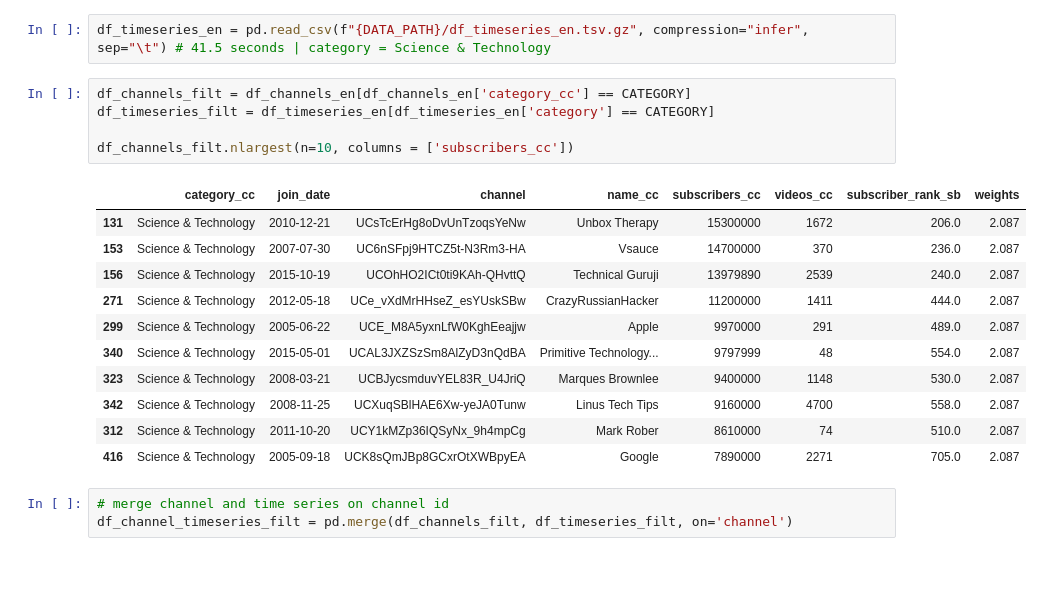
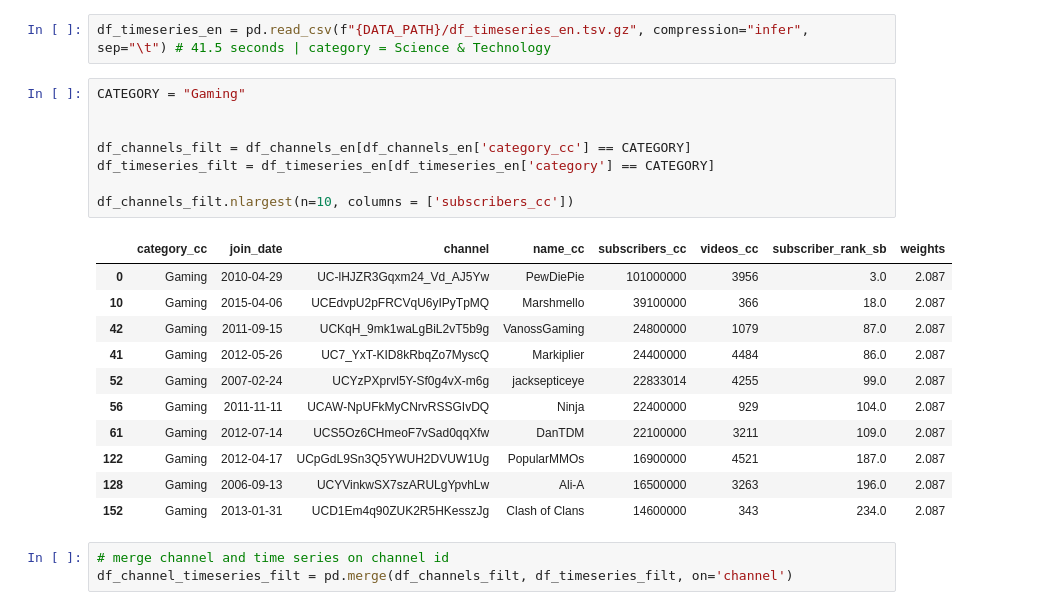
Before and after one commit to kamilmellouk/kadabros, a Jupyter notebook: notebooks/Martin_ada.ipynb, the cells around one changed output. Cells and saved outputs as stored; diff of their text form; blank space fills up the shorter version.

```diff
--- a/notebooks/Martin_ada.ipynb
+++ b/notebooks/Martin_ada.ipynb
@@ -138,22 +153,25 @@ array(['Gaming', 'Education', 'Entertainment', 'Howto & Style', 'Sports',
 # %%
 df_timeseries_en = pd.read_csv(f"{DATA_PATH}/df_timeseries_en.tsv.gz", compression="infer", sep="\t") # 41.5 seconds | category = Science & Technology
 # %%
+CATEGORY = "Gaming"
+
+
 df_channels_filt = df_channels_en[df_channels_en['category_cc'] == CATEGORY]
 df_timeseries_filt = df_timeseries_en[df_timeseries_en['category'] == CATEGORY]
 
 df_channels_filt.nlargest(n=10, columns = ['subscribers_cc'])
 # %% [output]
 |  | category_cc | join_date | channel | name_cc | subscribers_cc | videos_cc | subscriber_rank_sb | weights |
-| 131 | Science & Technology | 2010-12-21 | UCsTcErHg8oDvUnTzoqsYeNw | Unbox Therapy | 15300000 | 1672 | 206.0 | 2.087 |
-| 153 | Science & Technology | 2007-07-30 | UC6nSFpj9HTCZ5t-N3Rm3-HA | Vsauce | 14700000 | 370 | 236.0 | 2.087 |
-| 156 | Science & Technology | 2015-10-19 | UCOhHO2ICt0ti9KAh-QHvttQ | Technical Guruji | 13979890 | 2539 | 240.0 | 2.087 |
-| 271 | Science & Technology | 2012-05-18 | UCe_vXdMrHHseZ_esYUskSBw | CrazyRussianHacker | 11200000 | 1411 | 444.0 | 2.087 |
-| 299 | Science & Technology | 2005-06-22 | UCE_M8A5yxnLfW0KghEeajjw | Apple | 9970000 | 291 | 489.0 | 2.087 |
-| 340 | Science & Technology | 2015-05-01 | UCAL3JXZSzSm8AlZyD3nQdBA | Primitive Technology... | 9797999 | 48 | 554.0 | 2.087 |
-| 323 | Science & Technology | 2008-03-21 | UCBJycsmduvYEL83R_U4JriQ | Marques Brownlee | 9400000 | 1148 | 530.0 | 2.087 |
-| 342 | Science & Technology | 2008-11-25 | UCXuqSBlHAE6Xw-yeJA0Tunw | Linus Tech Tips | 9160000 | 4700 | 558.0 | 2.087 |
-| 312 | Science & Technology | 2011-10-20 | UCY1kMZp36IQSyNx_9h4mpCg | Mark Rober | 8610000 | 74 | 510.0 | 2.087 |
-| 416 | Science & Technology | 2005-09-18 | UCK8sQmJBp8GCxrOtXWBpyEA | Google | 7890000 | 2271 | 705.0 | 2.087 |
+| 0 | Gaming | 2010-04-29 | UC-lHJZR3Gqxm24_Vd_AJ5Yw | PewDiePie | 101000000 | 3956 | 3.0 | 2.087 |
+| 10 | Gaming | 2015-04-06 | UCEdvpU2pFRCVqU6yIPyTpMQ | Marshmello | 39100000 | 366 | 18.0 | 2.087 |
+| 42 | Gaming | 2011-09-15 | UCKqH_9mk1waLgBiL2vT5b9g | VanossGaming | 24800000 | 1079 | 87.0 | 2.087 |
+| 41 | Gaming | 2012-05-26 | UC7_YxT-KID8kRbqZo7MyscQ | Markiplier | 24400000 | 4484 | 86.0 | 2.087 |
+| 52 | Gaming | 2007-02-24 | UCYzPXprvl5Y-Sf0g4vX-m6g | jacksepticeye | 22833014 | 4255 | 99.0 | 2.087 |
+| 56 | Gaming | 2011-11-11 | UCAW-NpUFkMyCNrvRSSGIvDQ | Ninja | 22400000 | 929 | 104.0 | 2.087 |
+| 61 | Gaming | 2012-07-14 | UCS5Oz6CHmeoF7vSad0qqXfw | DanTDM | 22100000 | 3211 | 109.0 | 2.087 |
+| 122 | Gaming | 2012-04-17 | UCpGdL9Sn3Q5YWUH2DVUW1Ug | PopularMMOs | 16900000 | 4521 | 187.0 | 2.087 |
+| 128 | Gaming | 2006-09-13 | UCYVinkwSX7szARULgYpvhLw | Ali-A | 16500000 | 3263 | 196.0 | 2.087 |
+| 152 | Gaming | 2013-01-31 | UCD1Em4q90ZUK2R5HKesszJg | Clash of Clans | 14600000 | 343 | 234.0 | 2.087 |
 # %%
 # merge channel and time series on channel id
 df_channel_timeseries_filt = pd.merge(df_channels_filt, df_timeseries_filt, on='channel')
```
Also changed, not shown: parts of 7 cells of this notebook.
